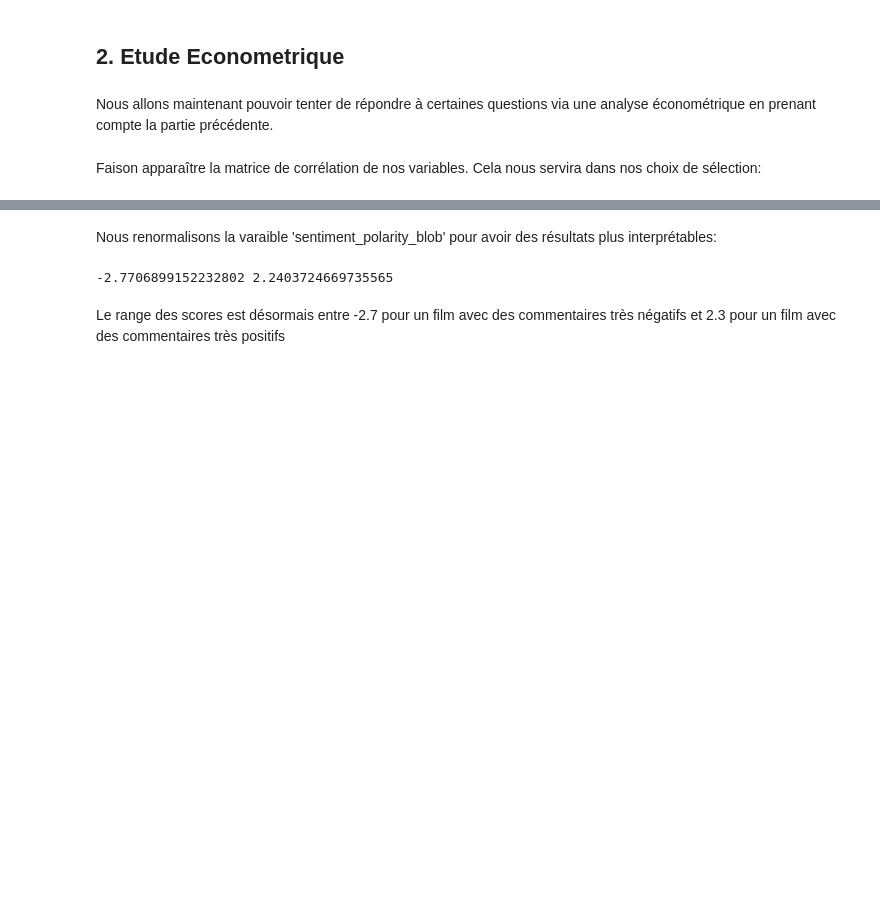
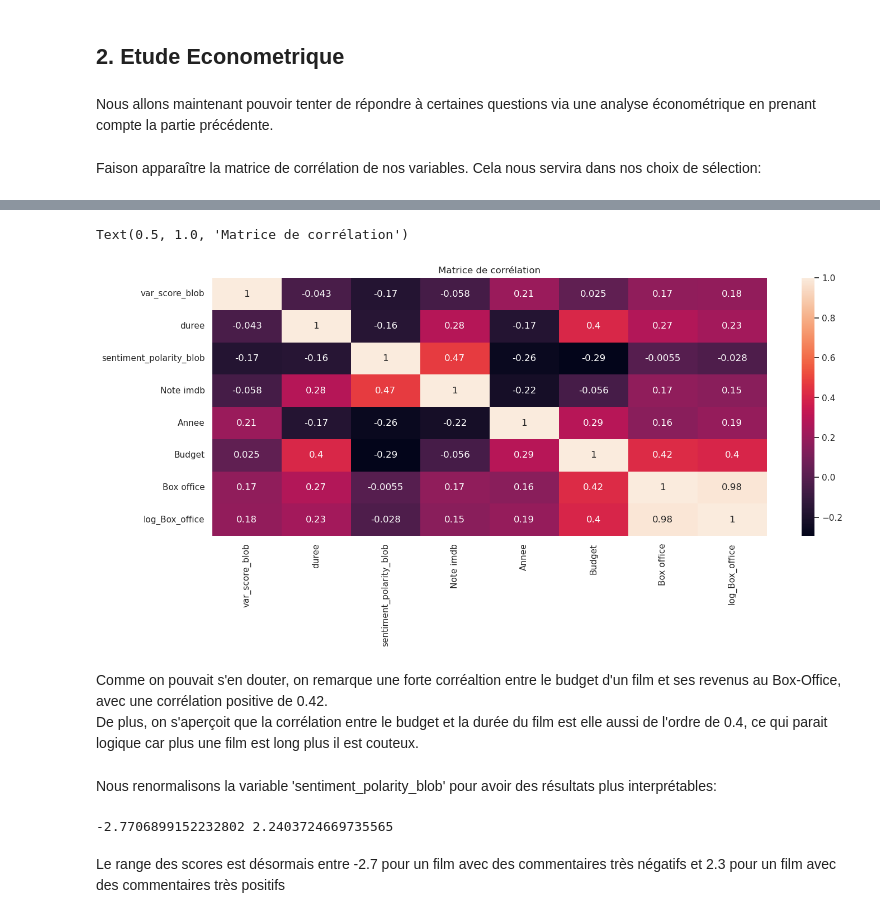
Before and after one commit to LouisArmand0/Projet_Python, a Jupyter notebook: Analyse_modelisation_3o3.ipynb, the cells around one changed output, grey strips where cells are left out. Drawn from its saved outputs; the diff is of its cells as text; code cells hidden in the pictures; blank space fills up the shorter version.

```diff
--- a/Analyse_modelisation_3o3.ipynb
+++ b/Analyse_modelisation_3o3.ipynb
@@ -368,8 +378,20 @@ df.drop('Film', axis=1).corr()
 | Budget | 0.024955 | 0.403632 | -0.293974 | -0.055634 | 0.288947 | 1.000000 | 0.420877 | ... |
 | Box office | 0.174942 | 0.272298 | -0.005480 | 0.174280 | 0.155760 | 0.420877 | 1.000000 | ... |
 | log_Box_office | 0.179037 | 0.231160 | -0.027587 | 0.152712 | 0.189146 | 0.401318 | 0.981009 | ... |
+# %%
+plt.figure(figsize=(16, 6))
+
+# Création de la heatmap
+heatmap = sns.heatmap(df.drop('Film', axis=1).corr(), annot=True)
+heatmap.set_title('Matrice de corrélation')
+# %% [output]
+Text(0.5, 1.0, 'Matrice de corrélation')
+[figure, added]
+# %% [markdown]
+Comme on pouvait s'en douter, on remarque une forte corréaltion entre le budget d'un film et ses revenus au Box-Office, avec une corrélation positive de 0.42.
+De plus, on s'aperçoit que la corrélation entre le budget et la durée du film est elle aussi de l'ordre de 0.4, ce qui parait logique car plus une film est long plus il est couteux.
 # %% [markdown]
-Nous renormalisons la varaible 'sentiment_polarity_blob' pour avoir des résultats plus interprétables:
+Nous renormalisons la variable 'sentiment_polarity_blob' pour avoir des résultats plus interprétables:
 # %%
 scaler = StandardScaler()
 df['sentiment_polarity_scaled'] = scaler.fit_transform(df['sentiment_polarity_blob'].values.reshape(-1, 1))
```
Also changed, not shown: parts of 29 cells of this notebook.
